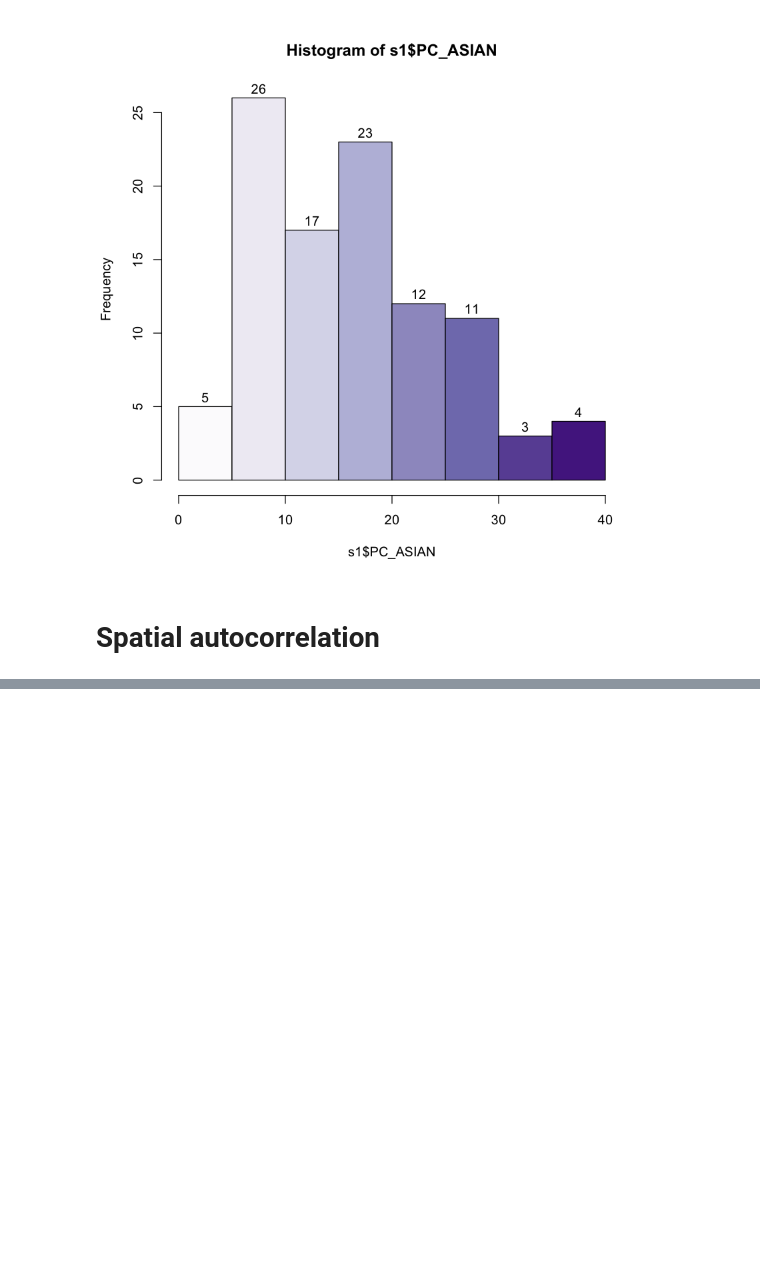
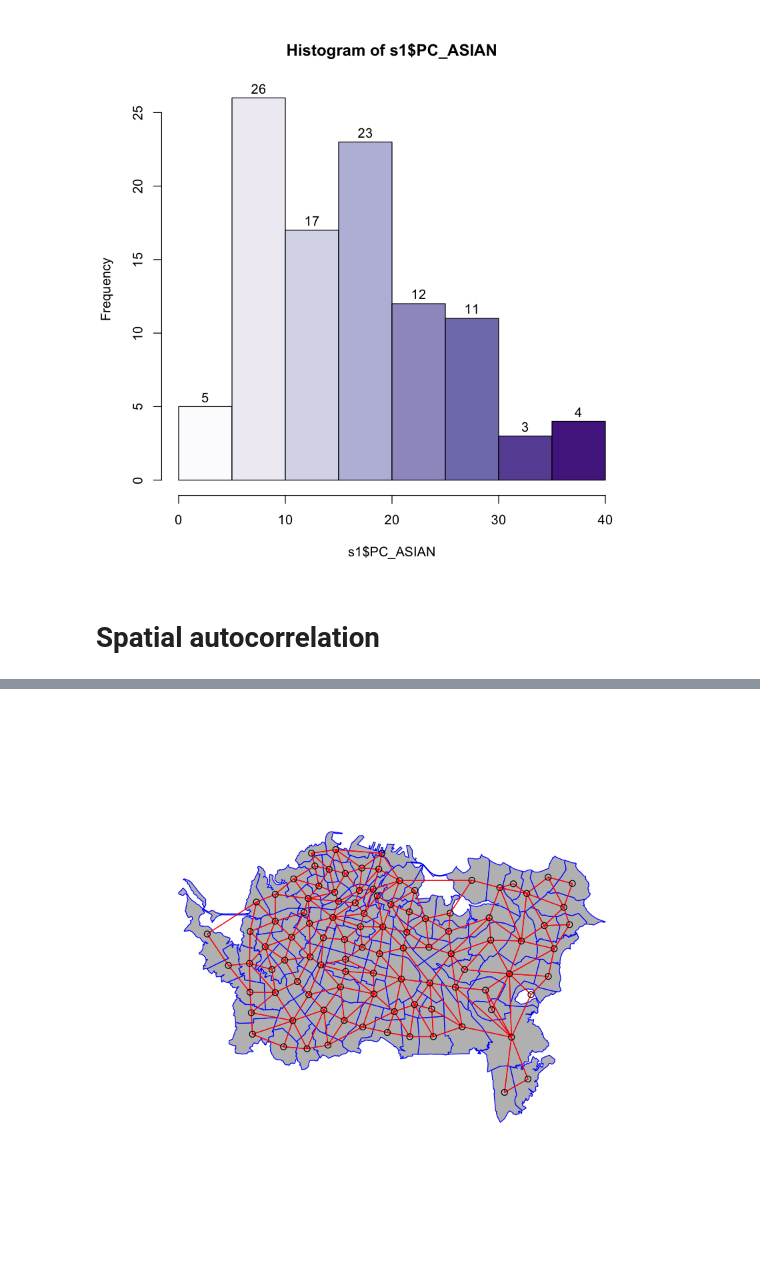
Before and after one commit to xrwang/geog187-notebooks, a Jupyter notebook: lab1-spatial autocorrelation.ipynb, the cells around one changed output, grey strips where cells are left out. Cells and saved outputs as stored; diff of their text form; code cells hidden in the pictures; blank space fills up the shorter version.

```diff
--- a/lab1-spatial autocorrelation.ipynb
+++ b/lab1-spatial autocorrelation.ipynb
@@ -190,3 +190,9 @@ hist(s1$PC_ASIAN, freq = TRUE, right=TRUE, labels=TRUE,col=pal)
 [figure]
 # %% [markdown]
 # Spatial autocorrelation
+# %%
+# Generate the weight matrix
+#queen = False, at least two boundary points must be within the snap distance of each other, with the conventional name of a ‘rook’ relationship.
+#snap is the same as precision threshold in geoda
+
+w <- poly2nb(s1, row.names=s1$FIRST_CAU_, queen=FALSE, snap=1e-05)
@@ -192,0 +226,6 @@ hist(s1$PC_ASIAN, freq = TRUE, right=TRUE, labels=TRUE,col=pal)
+# %%
+plot(s1, col='gray', border='blue', lwd=1)
+xy <- coordinates(s1)
+plot(w, xy, col='red', lwd=1, add=TRUE)
+# %% [output]
+[figure, added]
```
Also changed, not shown: parts of 18 cells of this notebook.
